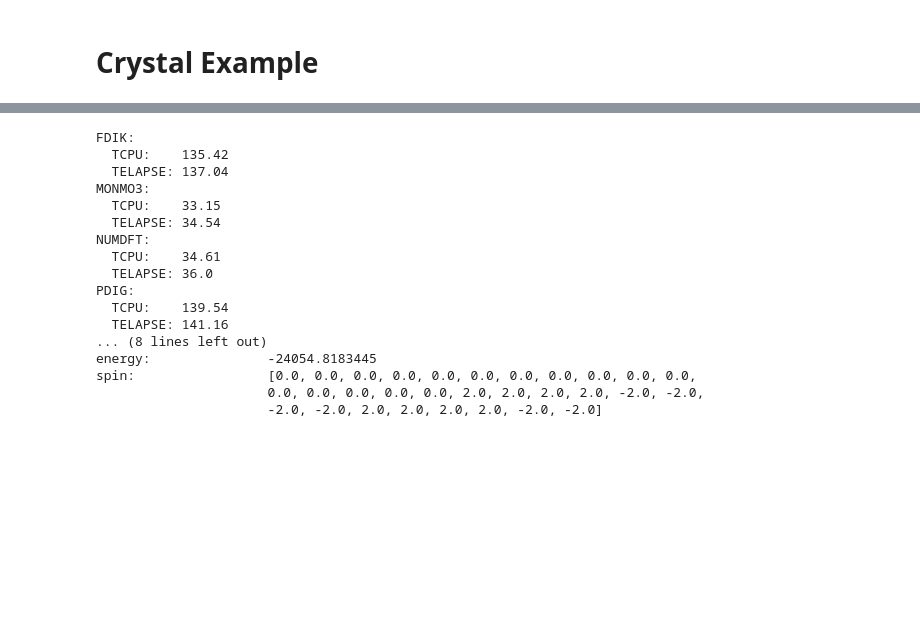
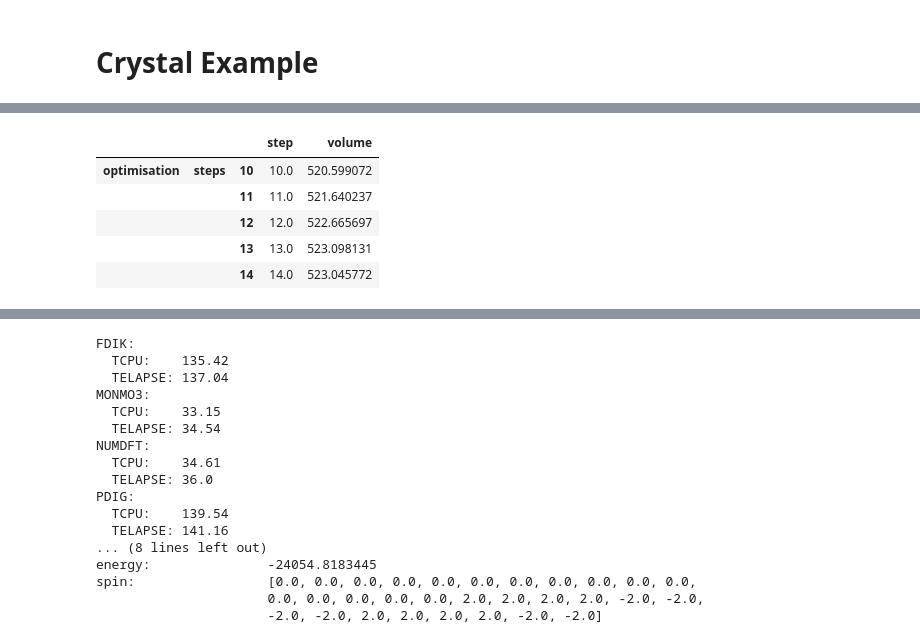
Before and after one commit to chrisjsewell/pandas3js, a Jupyter notebook: testbed.ipynb, the cells around one changed output, grey strips where cells are left out. Drawn from its saved outputs; the diff is of its cells as text; code cells hidden in the pictures; blank space fills up the shorter version.

```diff
--- a/testbed.ipynb
+++ b/testbed.ipynb
@@ -120,0 +201,12 @@ scf:
+# %%
+volumes = ejson.dict_filter_paths(parser.data, [('optimisation','primitive','volume'),('optimisation','step')])
+volumes = ejson.dict_remove_keys(volumes,['primitive'])
+volumes = pd.DataFrame(ejson.dict_flatten2d(volumes)).T
+volumes.head()
+# %% [output]
+|  |  |  | step | volume |
+| optimisation | steps | 10 | 10.0 | 520.599072 |
+|  |  | 11 | 11.0 | 521.640237 |
+|  |  | 12 | 12.0 | 522.665697 |
+|  |  | 13 | 13.0 | 523.098131 |
+|  |  | 14 | 14.0 | 523.045772 |
```
Also changed, not shown: parts of 21 cells of this notebook, 12 other files.
